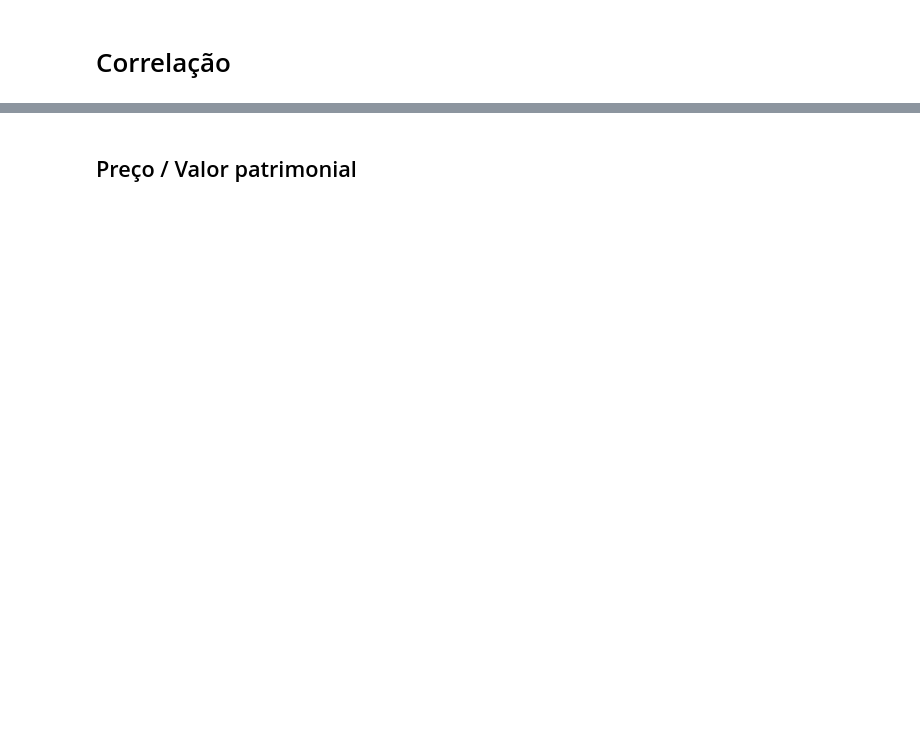
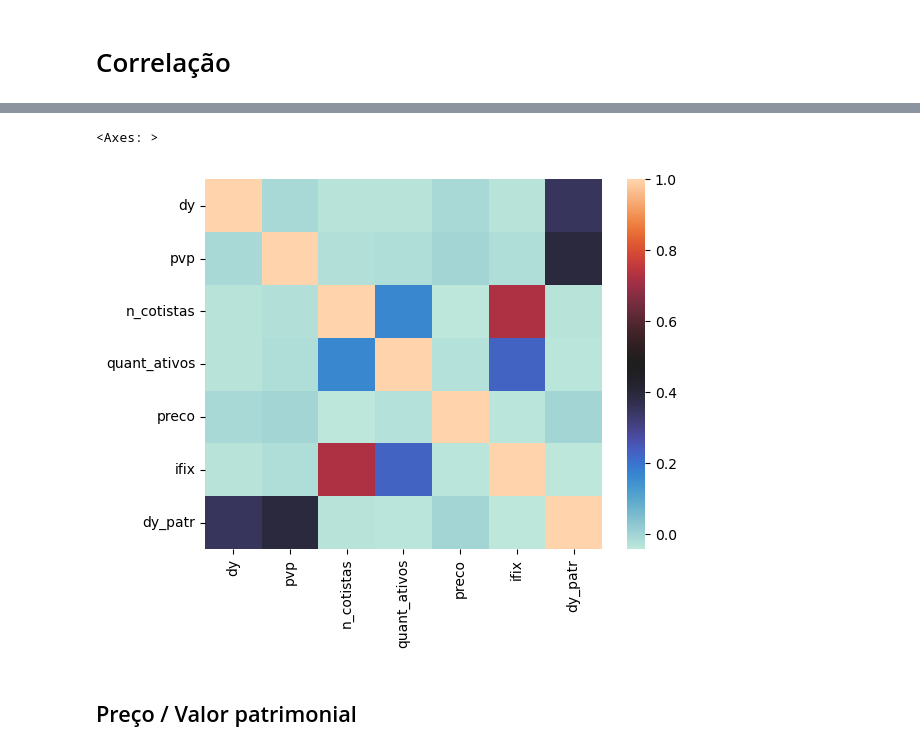
Before and after one commit to Mateus-cpa/analisando_fiis, a Jupyter notebook: analisando-fiis.ipynb, the cells around one changed output, grey strips where cells are left out. Saved outputs shown, nothing was run; the diff lists cells and outputs as text; code cells hidden in the pictures; blank space fills up the shorter version.

```diff
--- a/analisando-fiis.ipynb
+++ b/analisando-fiis.ipynb
@@ -703,3 +797,9 @@ sns.heatmap(fiis_class.corr())
+# %%
+sns.heatmap(fiis[['dy','pvp','n_cotistas','quant_ativos','preco','ifix','dy_patr']].corr(),
+           cmap='icefire')
+# %% [output]
+<Axes: >
+[figure, added]
 # %% [markdown]
 ## Preço / Valor patrimonial
 # %%
```
Also changed, not shown: parts of 43 cells of this notebook.
